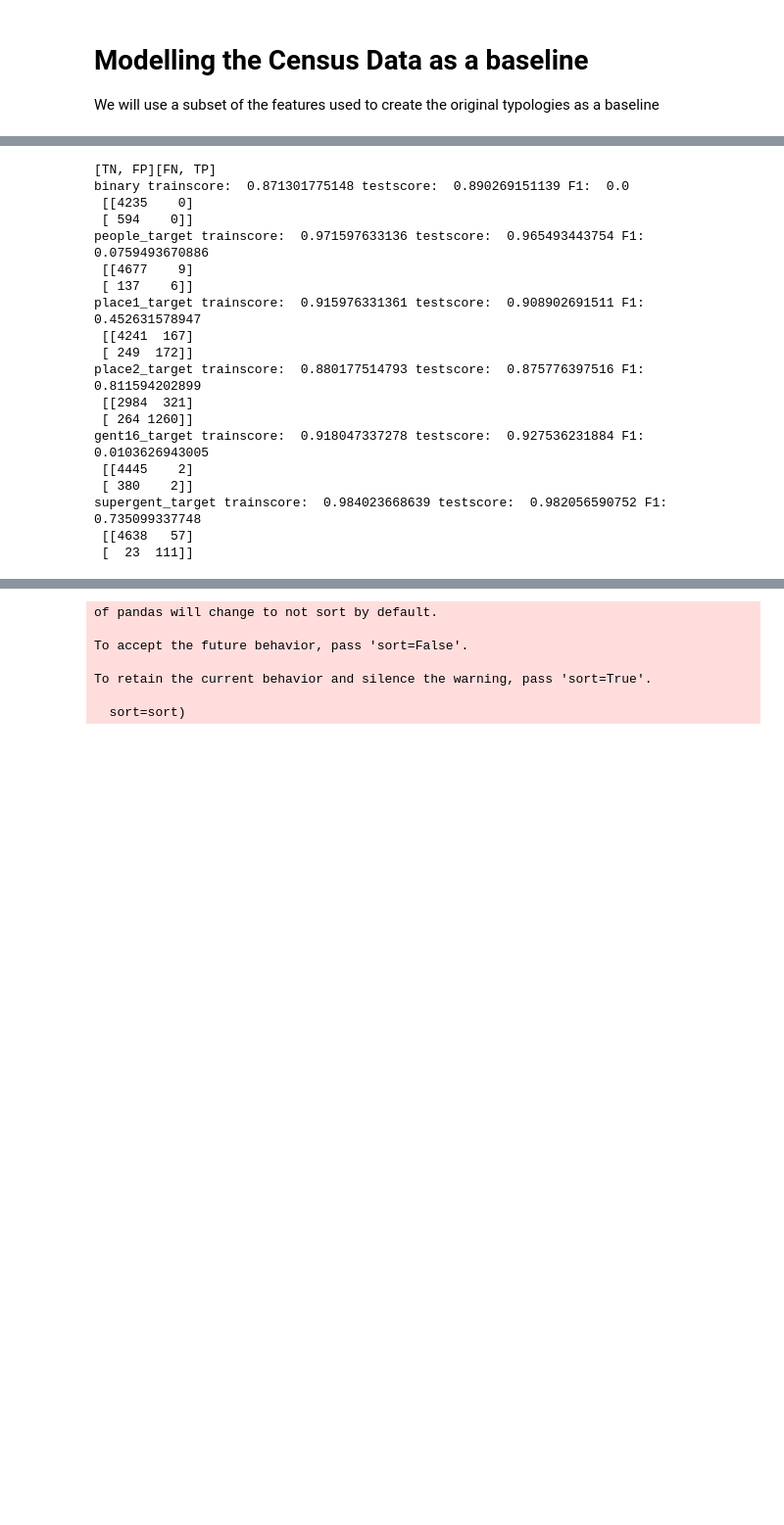
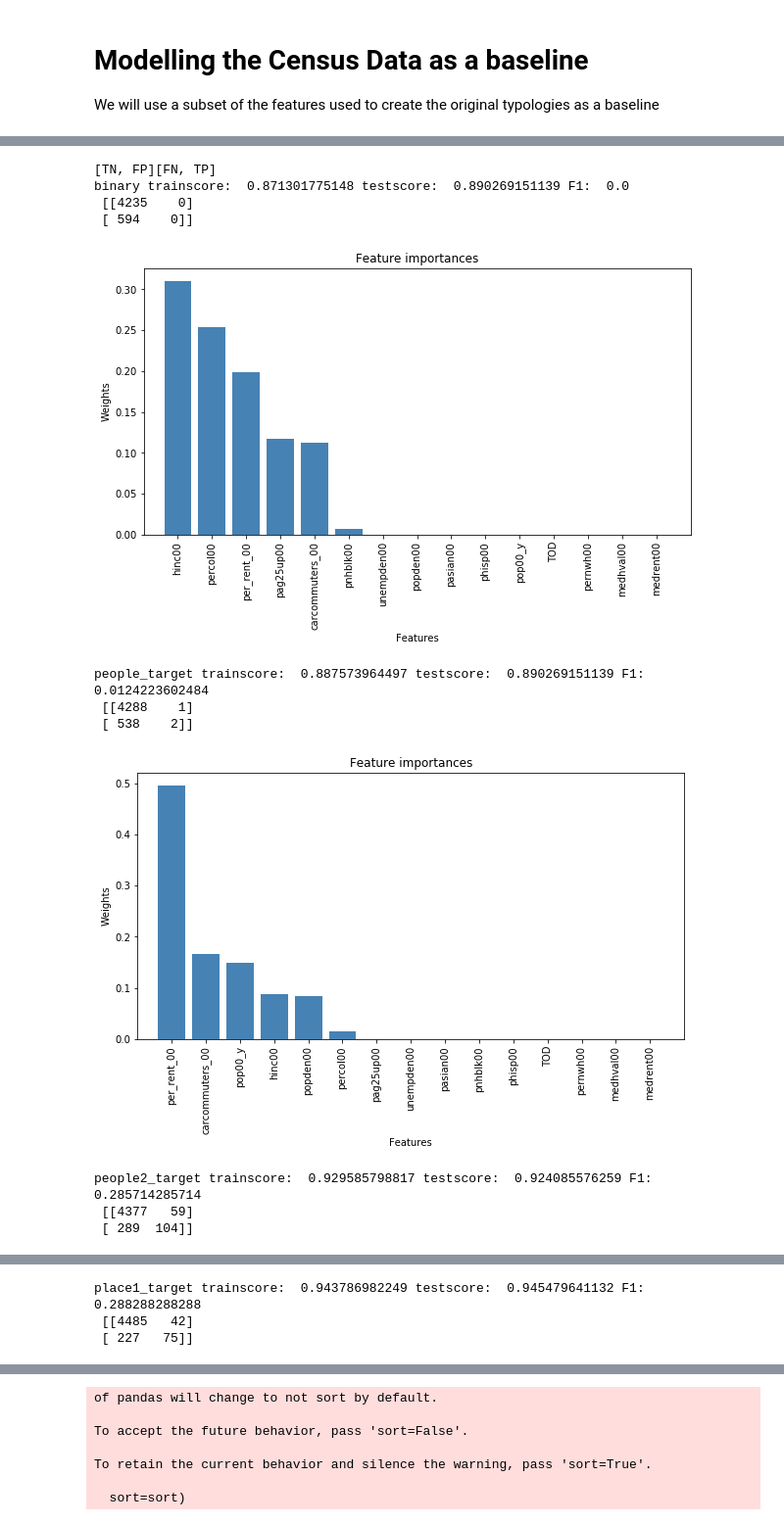
Before and after one commit to patafiot/Gentrification-Capstone, a Jupyter notebook: Scripts/Enhanced Modelling for All Binary Variables - Final.ipynb, the cells around one changed output, grey strips where cells are left out. Shown at 98% size. Cells and saved outputs as stored; diff of their text form; code cells hidden in the pictures; blank space fills up the shorter version.

```diff
--- a/Scripts/Enhanced Modelling for All Binary Variables - Final.ipynb
+++ b/Scripts/Enhanced Modelling for All Binary Variables - Final.ipynb
@@ -162,4 +176,4 @@ print('The percent of non-gentrifying is:%f'%(fulldataset[fulldataset['Type_bina
 The percent of non-gentrifying is:0.878072
 [figure]
 # %%
-binaries = pd.read_csv('Data/NEW_6_BINARIES_DROPNAN.csv', index_col=0)
+binaries = pd.read_csv('Data/NEW_6_BINARIES_ALL.csv', index_col=0)
@@ -211,8 +219,17 @@ censussubset = fulldataset[['medrent00',
  'hinc00',
   'TOD',
   'carcommuters_00',
+   # new census features
+  'pop00_y',
+  'phisp00',
+  'pnhblk00',
+  'pasian00',
+ 'popden00',
+  'unempden00',
+  'pag25up00',
   'Type_binary',
  'pct_ch_hinc00_16_binary',
+ 'pct_ch_percol00_16_binary',
  'pct_ch_medhval00_16_binary',
  'pct_ch_medrent00_16_binary',
  'gent00_16_y',
@@ -233,40 +250,33 @@ censusmodeldata=censussubset.iloc[:, 0:-6]
 cols = ['featureset', 'binaryvariable', 'modeltype', 'f1score']
 resultsdf = pd.DataFrame(columns=cols, index=range(1))
 # %%
-targetnames = ['binary', 'people_target', 'place1_target', 'place2_target', 'gent16_target', 'supergent_target']
-targets2 = [censussubset[['Type_binary']], censussubset[['pct_ch_hinc00_16_binary']], censussubset[['pct_ch_medhval00_16_binary']], censussubset[['pct_ch_medrent00_16_binary']], censussubset[['gent00_16_y']], censussubset[['Supergent16']]]
+targetnames = ['binary', 'people_target', 'people2_target', 'place1_target', 'place2_target', 'gent16_target', 'supergent_target', ]
+targets2 = [censussubset[['Type_binary']], censussubset[['pct_ch_hinc00_16_binary']], censussubset[['pct_ch_percol00_16_binary']], censussubset[['pct_ch_medhval00_16_binary']], censussubset[['pct_ch_medrent00_16_binary']], censussubset[['gent00_16_y']], censussubset[['Supergent16']]]
 a=0
 resdict = []
 print('[TN, FP][FN, TP]')
 for n in targets2:
     modeldata2= censusmodeldata
     modeltarget2 = n
     modeldata_train, modeldata_test, modeltarget_train, modeltarget_test = train_test_split(modeldata2, modeltarget2, test_size = 0.3, random_state = 1)
     clf2 =  tree.DecisionTreeClassifier(max_depth=3, criterion="gini", random_state=222).fit(modeldata_train, modeltarget_train)
     trainscore = clf2.score(modeldata_train, modeltarget_train)
     testscore = clf2.score(modeldata_test, modeltarget_test)
-    f1score = metrics.f1_score(modeltarget2, clf2.predict(modeldata2))
+    f1score = metrics.f1_score(modeltarget_test, clf2.predict(modeldata_test))
     print(targetnames[a], 'trainscore: ', trainscore, 'testscore: ', testscore, 'F1: ', f1score, '\n', metrics.confusion_matrix(modeltarget2, clf2.predict(modeldata2)) )
-    #featureImportancePlot(clf2, modeldata2.columns)
+    featureImportancePlot(clf2, modeldata2.columns)
     resdict.append({'featureset': 'censusonly', 'binaryvariable': targetnames[a], 'modeltype': 'DT', 'fscore': f1score})
     a += 1
 # %% [output]
 [TN, FP][FN, TP]
 binary trainscore:  0.871301775148 testscore:  0.890269151139 F1:  0.0
  [[4235    0]
  [ 594    0]]
-people_target trainscore:  0.971597633136 testscore:  0.965493443754 F1:  0.0759493670886
- [[4677    9]
- [ 137    6]]
-place1_target trainscore:  0.915976331361 testscore:  0.908902691511 F1:  0.452631578947
- [[4241  167]
- [ 249  172]]
-place2_target trainscore:  0.880177514793 testscore:  0.875776397516 F1:  0.811594202899
- [[2984  321]
- [ 264 1260]]
-gent16_target trainscore:  0.918047337278 testscore:  0.927536231884 F1:  0.0103626943005
- [[4445    2]
- [ 380    2]]
-supergent_target trainscore:  0.984023668639 testscore:  0.982056590752 F1:  0.735099337748
- [[4638   57]
- [  23  111]]
+[figure, added]
+people_target trainscore:  0.887573964497 testscore:  0.890269151139 F1:  0.0124223602484
+ [[4288    1]
+ [ 538    2]]
+[figure, added]
+people2_target trainscore:  0.929585798817 testscore:  0.924085576259 F1:  0.285714285714
+ [[4377   59]
+ [ 289  104]]
@@ -272,0 +284,3 @@ supergent_target trainscore:  0.984023668639 testscore:  0.982056590752 F1:  0.7
+place1_target trainscore:  0.943786982249 testscore:  0.945479641132 F1:  0.288288288288
+ [[4485   42]
+ [ 227   75]]
```
Also changed, not shown: parts of 99 cells of this notebook.
